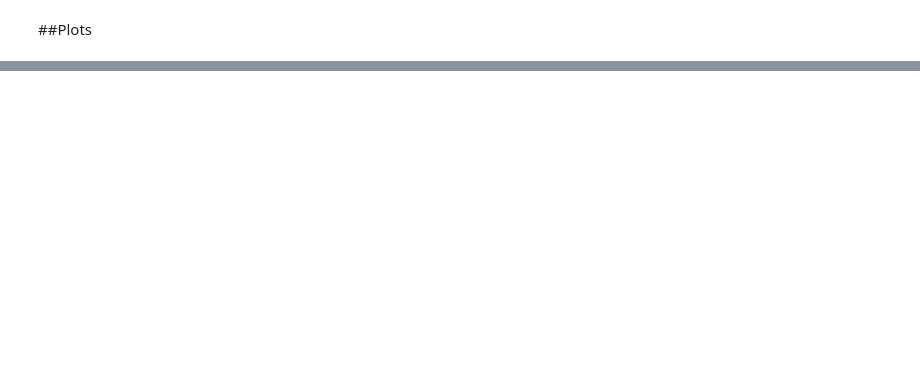
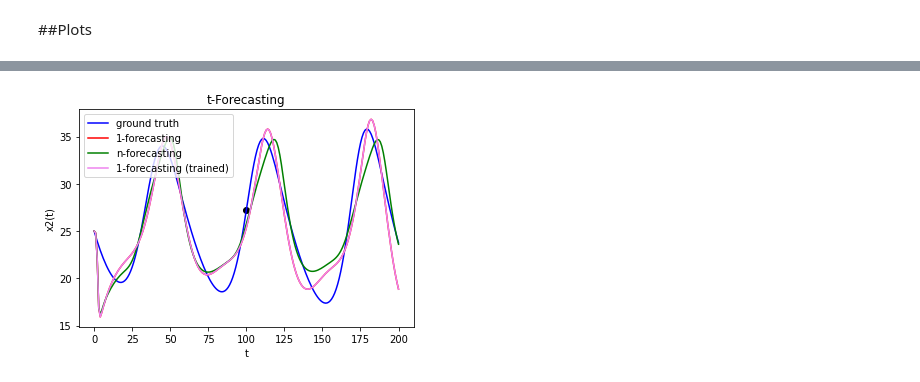
Before and after one commit to 0xbadc0ffe/DeepChaos, a Jupyter notebook: DeepChaos.ipynb, the cells around one changed output, grey strips where cells are left out. Drawn from its saved outputs; the diff is of its cells as text; code cells hidden in the pictures; blank space fills up the shorter version.

```diff
--- a/DeepChaos.ipynb
+++ b/DeepChaos.ipynb
@@ -659,19 +691,21 @@ plt.show()
 # %%
-# Plot xk vs t
+#@title Plot x2 vs t
+
 
 k=2
-plt.figure(4)
 plt.title(f"t-Forecasting")
 plt.plot(x_sys[:,k], color="blue", label="ground truth")
 plt.plot(x_for_1[:,k], color="red", label="1-forecasting")
 plt.plot(x_for_n[:,k], color="green",label="n-forecasting")
 #if for_hor != "n" and for_hor != 1:
 #    plt.plot(x_for_t, color="violet",label=f"{for_hor}-forecasting (trained)")
 plt.plot(x_for_t[:,k], color="violet",label=f"{for_hor}-forecasting (trained)")
 plt.xlabel("t")
 plt.ylabel(f"x{k}(t)")
 plt.legend()
 plt.scatter(Nt, x_sys[Nt, k], color="black") # training horizon position
 
 plt.show()
+# %% [output]
+[figure, added]
 # %%
```
Also changed, not shown: parts of 11 cells of this notebook.
